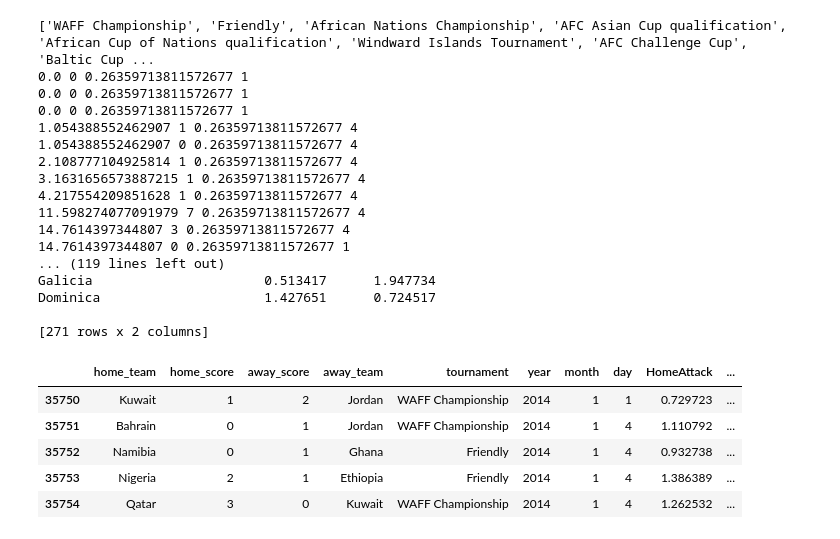
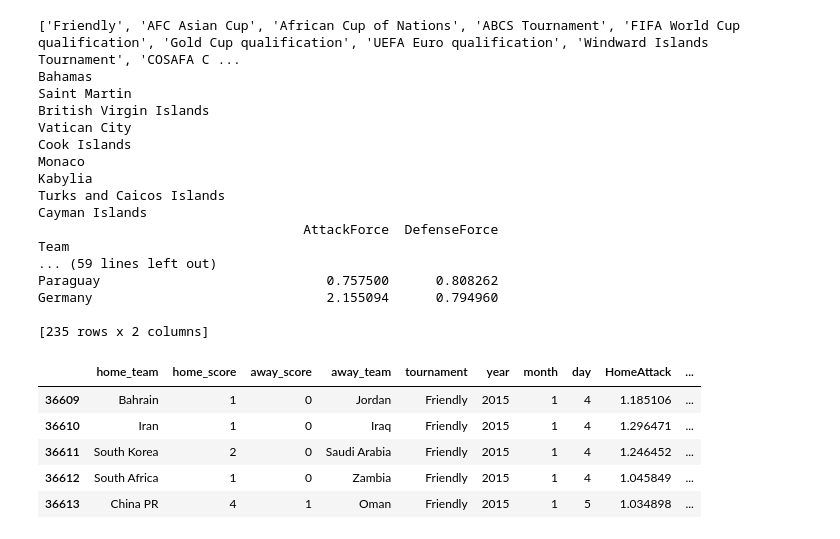
Before and after one commit to ianfreitas1/ic-futebol, a Jupyter notebook: Simples.ipynb, the cells around one changed output. Saved outputs shown, nothing was run; the diff lists cells and outputs as text; code cells hidden in the pictures.

```diff
--- a/Simples.ipynb
+++ b/Simples.ipynb
@@ -12,7 +12,7 @@ world_cup_matches['year'] = world_cup_matches['date'].str[:4].astype(int)
 world_cup_matches['month'] = world_cup_matches['date'].str[5:7].astype(int)
 world_cup_matches['day'] = world_cup_matches['date'].str[8:].astype(int)
 world_cup_matches = world_cup_matches[['home_team', 'home_score', 'away_score', 'away_team', 'tournament', 'year', 'month', 'day']]
-world_cup_matches = world_cup_matches[(world_cup_matches.year) >= 2014]
+world_cup_matches = world_cup_matches[(world_cup_matches.year) >= 2015]
 world_cup_matches = world_cup_matches[(world_cup_matches.year) <= 2018]
 
 wc_teams = ['Russia', 'Brazil', 'Australia', 'Iran', 'Japan', 'Saudi Arabia', 'South Korea', 'Egypt', 'Morocco', 'Nigeria', 'Senegal', 'Tunisia', 'Costa Rica', 'Mexico', 'Panama', 'Argentina', 'Colombia', 'Peru', 'Uruguay', 'Belgium', 'Croatia', 'Denmark', 'England', 'France', 'Germany', 'Iceland', 'Poland', 'Portugal', 'Serbia', 'Spain', 'Sweden', 'Switzerland']
@@ -44,8 +44,12 @@ teams2 = world_cup_matches['home_team'].unique().tolist()
 teams3 = world_cup_matches['away_team'].unique().tolist()
 tournaments = world_cup_matches['tournament'].unique().tolist()
 print(tournaments)
-game_weight = {'Friendly': 1, 'FIFA World Cup qualification': 2.5, 'UEFA Euro': 2.5, 'Copa América': 2.5,
-               'UEFA Nations League': 2.5, 'Oceania Nations Cup': 2.5, 'Confederations Cup': 3, 'FIFA World Cup': 4}
+game_weight = {'Friendly': 1, 'FIFA World Cup qualification': 2.5, 'AFC Asian Cup qualification': 2.5,
+               'UEFA Euro': 3, 'African Cup of Nations qualification': 2.5, 'Copa América': 3,
+               'UNCAF Cup': 3, 'UEFA Euro qualification': 2.5, 'AFC Asian Cup': 3, 'Gold Cup qualification': 2.5,
+               'Gold Cup': 3, 'Oceania Nations Cup qualification': 2.5, 'Copa América qualification': 2.5,
+               'UEFA Nations League': 3, 'Oceania Nations Cup': 3, 'Confederations Cup': 3,
+               'African Nations Championship': 3, 'African Cup of Nations': 3, 'FIFA World Cup': 4}
 
 teams = list(set(teams2).union(set(teams3)))
 data = {'Team': teams, 'AttackForce': [0 for i in range(len(teams))], 'DefenseForce': [0 for i in range(len(teams))]}
@@ -58,7 +62,9 @@ for time in teams:
     time_model = world_cup_matches[(world_cup_matches['home_team'] == time) | (world_cup_matches['away_team'] == time)]
     #print(time_model)
     for index, row in time_model.iterrows():
-        time_factor = math.exp(-(2018 - row['year'])/3)
+        match_time = 2018 - row['year']
+        time_factor = 1  - 0.56*match_time + 0.1*(match_time*match_time)
+        #print(time_factor)
 
         if row['tournament'] in game_weight:
             game_weight_factor = game_weight[row['tournament']]
@@ -70,68 +76,73 @@ for time in teams:
             team_goals += row['home_score'] * time_factor * game_weight_factor
             conceded_goals += row['away_score'] * time_factor * game_weight_factor
 
-            if time == 'Brazil':
-                print(conceded_goals, row['away_score'], time_factor, game_weight_factor)
+            #if time == 'Brazil':
+            #    print(conceded_goals, row['away_score'], time_factor, game_weight_factor)
 
         if row['away_team'] == time:
             team_goals += row['away_score'] * time_factor * game_weight_factor
             conceded_goals += row['home_score'] * time_factor * game_weight_factor
 
-            if time == 'Brazil':
-                print(conceded_goals, row['home_score'], time_factor, game_weight_factor)
+            #if time == 'Brazil':
+            #    print(conceded_goals, row['home_score'], time_factor, game_weight_factor)
 
         team_matches += 1
 
 
     if conceded_goals != 0 and team_goals != 0:
         stats.loc[stats['Team'] == time, 'AttackForce'] = team_goals/(team_matches)
         stats.loc[stats['Team'] == time, 'DefenseForce'] = (team_matches/(conceded_goals))
     else:
         print(time)
+        stats = stats[stats['Team'] != time]
+        world_cup_matches = world_cup_matches[world_cup_matches['home_team'] != time]
+        world_cup_matches = world_cup_matches[world_cup_matches['away_team'] != time]
+
+    if team_matches <= 5:
         stats = stats[stats['Team'] != time]
         world_cup_matches = world_cup_matches[world_cup_matches['home_team'] != time]
         world_cup_matches = world_cup_matches[world_cup_matches['away_team'] != time]
 
 stats2 = stats.set_index('Team')
 
 print(stats2)
 
 world_cup_matches['HomeAttack'] = [0.0 for i in range(len(world_cup_matches))]
 world_cup_matches['HomeDefence'] = [0.0 for i in range(len(world_cup_matches))]
 world_cup_matches['AwayAttack'] = [0.0 for i in range(len(world_cup_matches))]
 world_cup_matches['AwayDefence'] = [0.0 for i in range(len(world_cup_matches))]
 
 for index, row in world_cup_matches.iterrows():
     #print(stats2.loc[row['home_team'], 'AttackForce'])
     world_cup_matches.loc[index,'HomeAttack'] = (stats2.loc[row['home_team'], 'AttackForce']) #- statistics.mean(stats2['AttackForce'])) / statistics.stdev(stats2['AttackForce'])
     world_cup_matches.loc[index,'HomeDefence'] = (stats2.loc[row['home_team'], 'DefenseForce']) #- statistics.mean(stats2['DefenseForce'])) / statistics.stdev(stats2['DefenseForce'])
     world_cup_matches.loc[index,'AwayAttack'] = (stats2.loc[row['away_team'], 'AttackForce']) #- statistics.mean(stats2['AttackForce'])) / statistics.stdev(stats2['AttackForce'])
     world_cup_matches.loc[index,'AwayDefence'] = (stats2.loc[row['away_team'], 'DefenseForce']) #- statistics.mean(stats2['DefenseForce'])) / statistics.stdev(stats2['DefenseForce'])
 world_cup_matches.head()
 # %% [output]
-['WAFF Championship', 'Friendly', 'African Nations Championship', 'AFC Asian Cup qualification', 'African Cup of Nations qualification', 'Windward Islands Tournament', 'AFC Challenge Cup', 'Baltic Cup ...
-0.0 0 0.26359713811572677 1
-0.0 0 0.26359713811572677 1
-0.0 0 0.26359713811572677 1
-1.054388552462907 1 0.26359713811572677 4
-1.054388552462907 0 0.26359713811572677 4
-2.108777104925814 1 0.26359713811572677 4
-3.1631656573887215 1 0.26359713811572677 4
-4.217554209851628 1 0.26359713811572677 4
-11.598274077091979 7 0.26359713811572677 4
-14.7614397344807 3 0.26359713811572677 4
-14.7614397344807 0 0.26359713811572677 1
-... (119 lines left out)
-Galicia                      0.513417      1.947734
-Dominica                     1.427651      0.724517
+['Friendly', 'AFC Asian Cup', 'African Cup of Nations', 'ABCS Tournament', 'FIFA World Cup qualification', 'Gold Cup qualification', 'UEFA Euro qualification', 'Windward Islands Tournament', 'COSAFA C ...
+Bahamas
+Saint Martin
+British Virgin Islands
+Vatican City
+Cook Islands
+Monaco
+Kabylia
+Turks and Caicos Islands
+Cayman Islands
+                                  AttackForce  DefenseForce
+Team
+... (59 lines left out)
+Paraguay                             0.757500      0.808262
+Germany                              2.155094      0.794960
 
-[271 rows x 2 columns]
+[235 rows x 2 columns]
 |  | home_team | home_score | away_score | away_team | tournament | year | month | day | HomeAttack | ... |
-| 35750 | Kuwait | 1 | 2 | Jordan | WAFF Championship | 2014 | 1 | 1 | 0.729723 | ... |
-| 35751 | Bahrain | 0 | 1 | Jordan | WAFF Championship | 2014 | 1 | 4 | 1.110792 | ... |
-| 35752 | Namibia | 0 | 1 | Ghana | Friendly | 2014 | 1 | 4 | 0.932738 | ... |
-| 35753 | Nigeria | 2 | 1 | Ethiopia | Friendly | 2014 | 1 | 4 | 1.386389 | ... |
-| 35754 | Qatar | 3 | 0 | Kuwait | WAFF Championship | 2014 | 1 | 4 | 1.262532 | ... |
+| 36609 | Bahrain | 1 | 0 | Jordan | Friendly | 2015 | 1 | 4 | 1.185106 | ... |
+| 36610 | Iran | 1 | 0 | Iraq | Friendly | 2015 | 1 | 4 | 1.296471 | ... |
+| 36611 | South Korea | 2 | 0 | Saudi Arabia | Friendly | 2015 | 1 | 4 | 1.246452 | ... |
+| 36612 | South Africa | 1 | 0 | Zambia | Friendly | 2015 | 1 | 4 | 1.045849 | ... |
+| 36613 | China PR | 4 | 1 | Oman | Friendly | 2015 | 1 | 5 | 1.034898 | ... |
 # %%
 stats2.describe()
 # %% [output]
```
Also changed, not shown: parts of 16 cells of this notebook.
